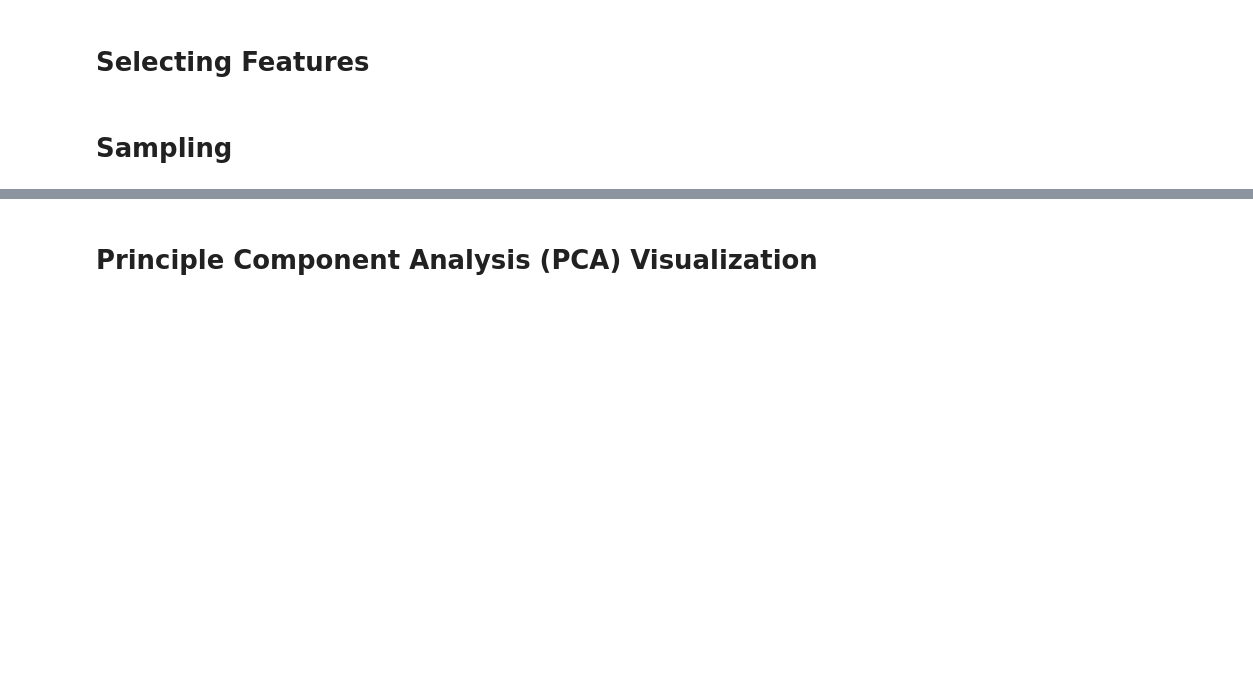
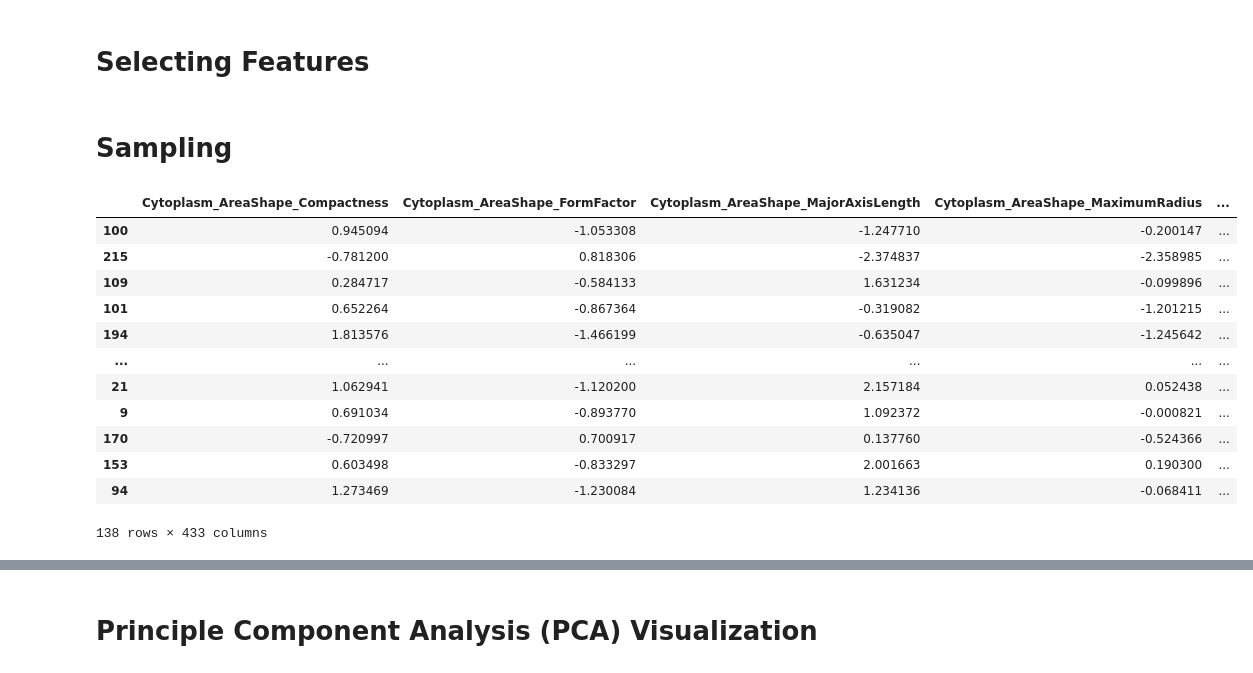
Before and after one commit to WayScience/NF1_SchwannCell_data_analysis, a Jupyter notebook: nf1_cellprofiler_classifier_fs_all_cellprofiler_all_feat_perfect.ipynb, the cells around one changed output, grey strips where cells are left out. Saved outputs shown, nothing was run; the diff lists cells and outputs as text; code cells hidden in the pictures; blank space fills up the shorter version.

```diff
--- a/nf1_cellprofiler_classifier_fs_all_cellprofiler_all_feat_perfect.ipynb
+++ b/nf1_cellprofiler_classifier_fs_all_cellprofiler_all_feat_perfect.ipynb
@@ -50,6 +50,39 @@ featdf = featdf.loc[:,featdf.columns != 'Unnamed: 0'] # Remove the unamed column
 # %% [markdown]
 # Sampling
 # %%
+def down_sample(df, samp_size):
+    """
+    Parameters
+    ----------
+    df: Pandas Dataframe
+        The dataframe to be sampled.
+    samp_size
+        The sample size to be sampled from each class.
+
+    Returns
+    -------
+    Pandas Dataframe
+        The sampled dataframe.
+
+    """
+    return df.sample(n=samp_size, random_state=rnd_val)
+
 min_class_samps_size = min(featdf['genotype_label'].value_counts().values) # Sample size for the minority class
-dsamp_featdf = featdf.groupby('genotype_label', group_keys=False).apply(lambda x: x.sample(n=min_class_samps_size, random_state=rnd_val)) # Down-sample features according to minority class
+dsamp_featdf = featdf.groupby('genotype_label', group_keys=False).apply(down_sample, min_class_samps_size) # Down-sample features according to minority class
 traindf, testdf = train_test_split(dsamp_featdf, random_state=rnd_val, shuffle=True, train_size=0.9) # Train and Test Dataframes
+# %%
+dsamp_featdf
+# %% [output]
+|  | Cytoplasm_AreaShape_Compactness | Cytoplasm_AreaShape_FormFactor | Cytoplasm_AreaShape_MajorAxisLength | Cytoplasm_AreaShape_MaximumRadius | ... |
+| 100 | 0.945094 | -1.053308 | -1.247710 | -0.200147 | ... |
+| 215 | -0.781200 | 0.818306 | -2.374837 | -2.358985 | ... |
+| 109 | 0.284717 | -0.584133 | 1.631234 | -0.099896 | ... |
+| 101 | 0.652264 | -0.867364 | -0.319082 | -1.201215 | ... |
+| 194 | 1.813576 | -1.466199 | -0.635047 | -1.245642 | ... |
+| ... | ... | ... | ... | ... | ... |
+| 21 | 1.062941 | -1.120200 | 2.157184 | 0.052438 | ... |
+| 9 | 0.691034 | -0.893770 | 1.092372 | -0.000821 | ... |
+| 170 | -0.720997 | 0.700917 | 0.137760 | -0.524366 | ... |
+| 153 | 0.603498 | -0.833297 | 2.001663 | 0.190300 | ... |
+| 94 | 1.273469 | -1.230084 | 1.234136 | -0.068411 | ... |
+138 rows × 433 columns
```
Also changed, not shown: parts of 5 cells of this notebook, 1 other file.
